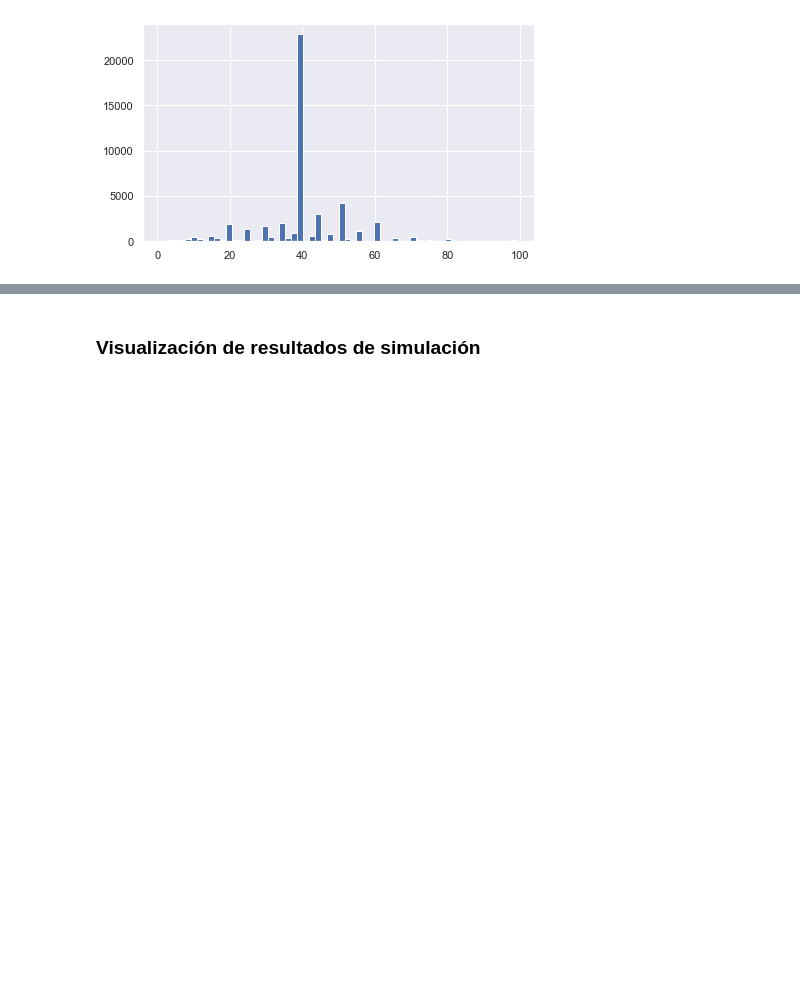
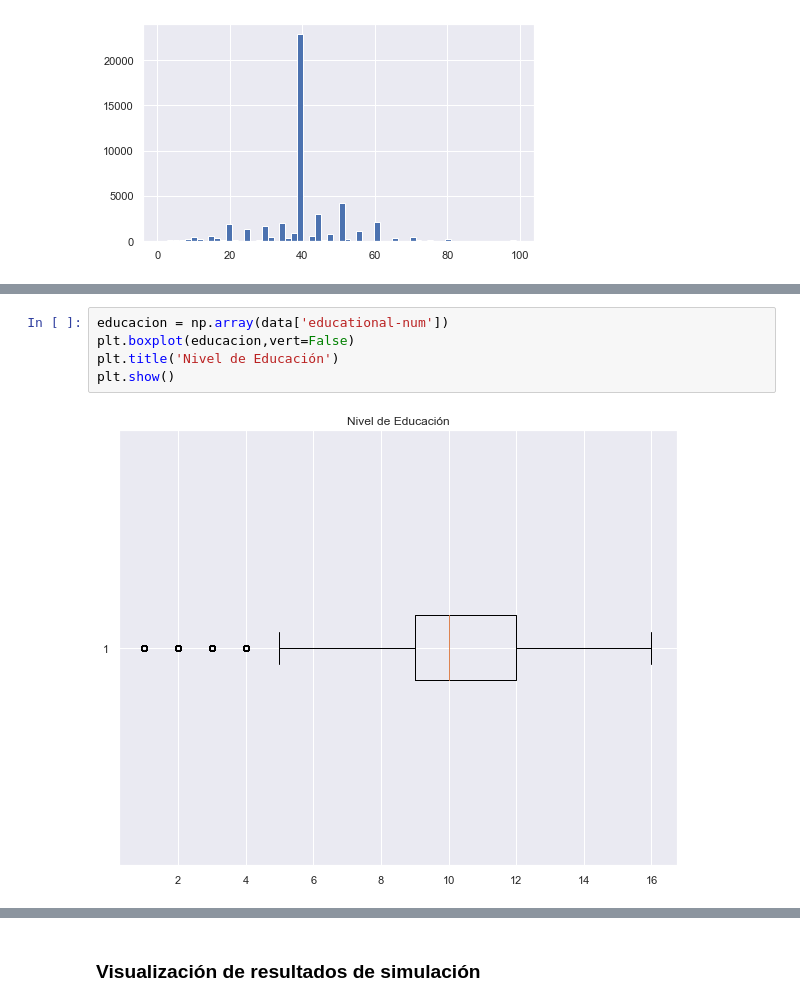
Before and after one commit to Tania-Bell/Proyecto_Modulo1, a Jupyter notebook: Proyecto_BellT_FloresA adult census.ipynb, the cells around one changed output, grey strips where cells are left out. Drawn from its saved outputs; the diff is of its cells as text; blank space fills up the shorter version.

```diff
--- a/Proyecto_BellT_FloresA adult census.ipynb
+++ b/Proyecto_BellT_FloresA adult census.ipynb
@@ -125,0 +128,7 @@ plt.hist(data['hours-per-week'], bins = 60);
+# %%
+educacion = np.array(data['educational-num'])
+plt.boxplot(educacion,vert=False)
+plt.title('Nivel de Educación')
+plt.show()
+# %% [output]
+[figure, added]
```
Also changed, not shown: parts of 9 cells of this notebook, 1 other file.
